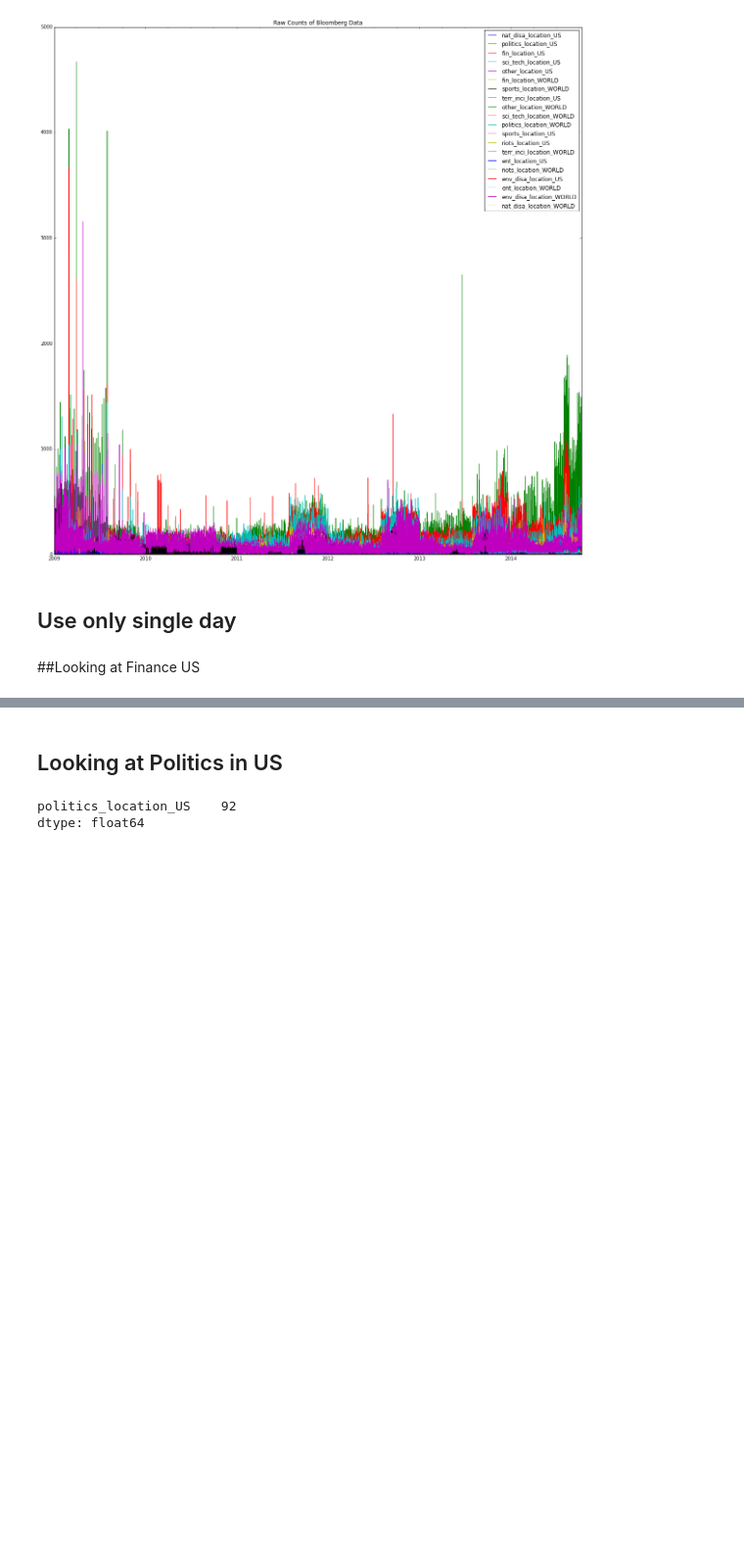
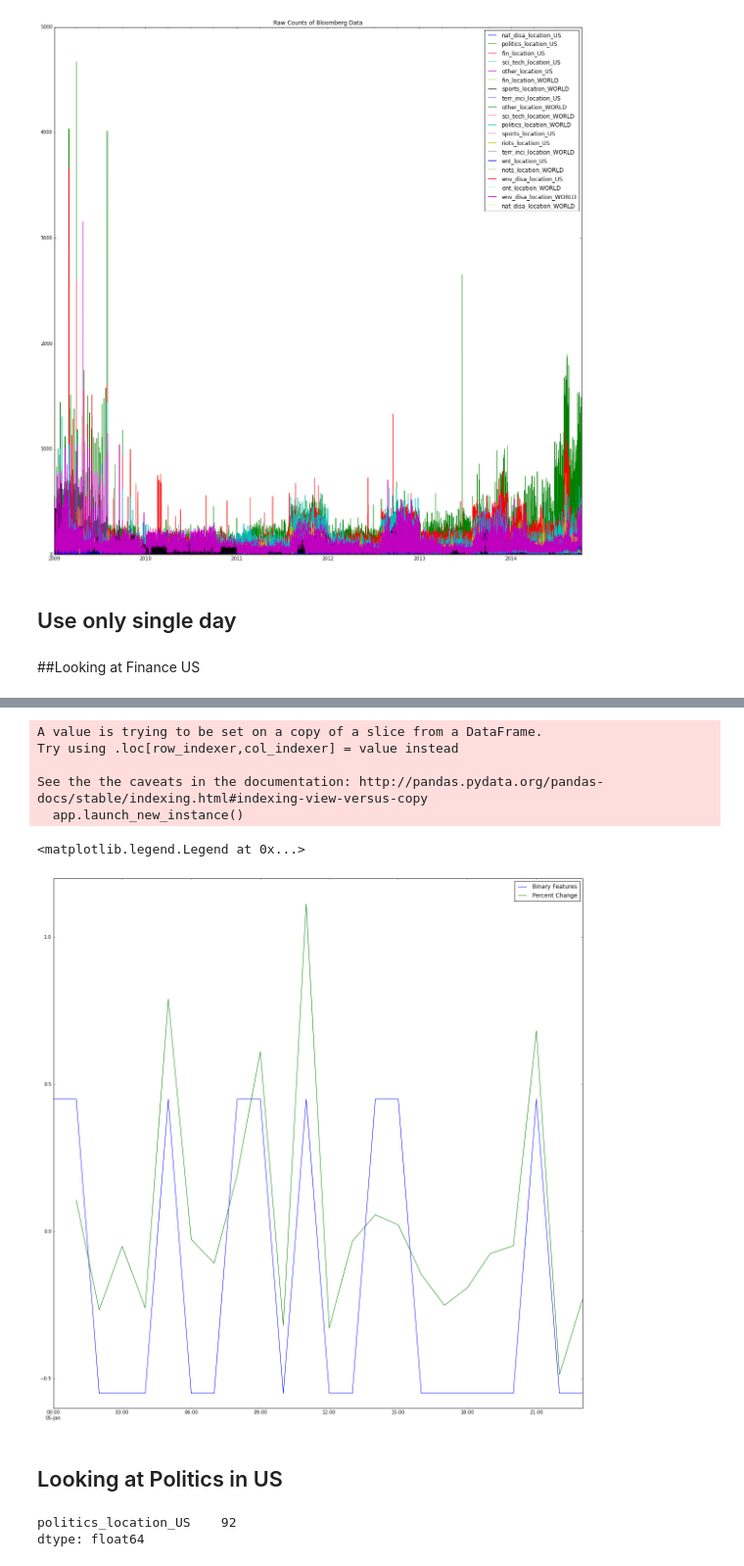
Before and after one commit to skillachie/binaryNLP, a Jupyter notebook: blp/Raw Counts of Articles From Bloomberg Data in March Debug.ipynb, the cells around one changed output, grey strips where cells are left out. Shown: that part at 98% size. Drawn from its saved outputs; the diff is of its cells as text; code cells hidden in the pictures; blank space fills up the shorter version.

```diff
--- a/blp/Raw Counts of Articles From Bloomberg Data in March Debug.ipynb
+++ b/blp/Raw Counts of Articles From Bloomberg Data in March Debug.ipynb
@@ -57,3 +128,18 @@ fin_plot.legend()
+# %%
+plt.clf()
+pct_change =  finance_us["fin_location_US"].pct_change()
+ddf["fin_location_US_bin"] = (pct_change.median() - 0.5)*lower_q + (pct_change.median() + 0.5)* upper_q
+ddf["fin_location_US_bin"].plot(label='Binary Features')
+pct_change.plot(label='Percent Change')
+plt.legend()
+# %% [output]
+A value is trying to be set on a copy of a slice from a DataFrame.
+Try using .loc[row_indexer,col_indexer] = value instead
+
+See the the caveats in the documentation: http://pandas.pydata.org/pandas-docs/stable/indexing.html#indexing-view-versus-copy
+  app.launch_new_instance()
+<matplotlib.legend.Legend at 0x...>
+[figure, added]
 # %% [markdown]
 ## Looking at Politics in US
 # %%
```
Also changed, not shown: parts of 6 cells of this notebook.
